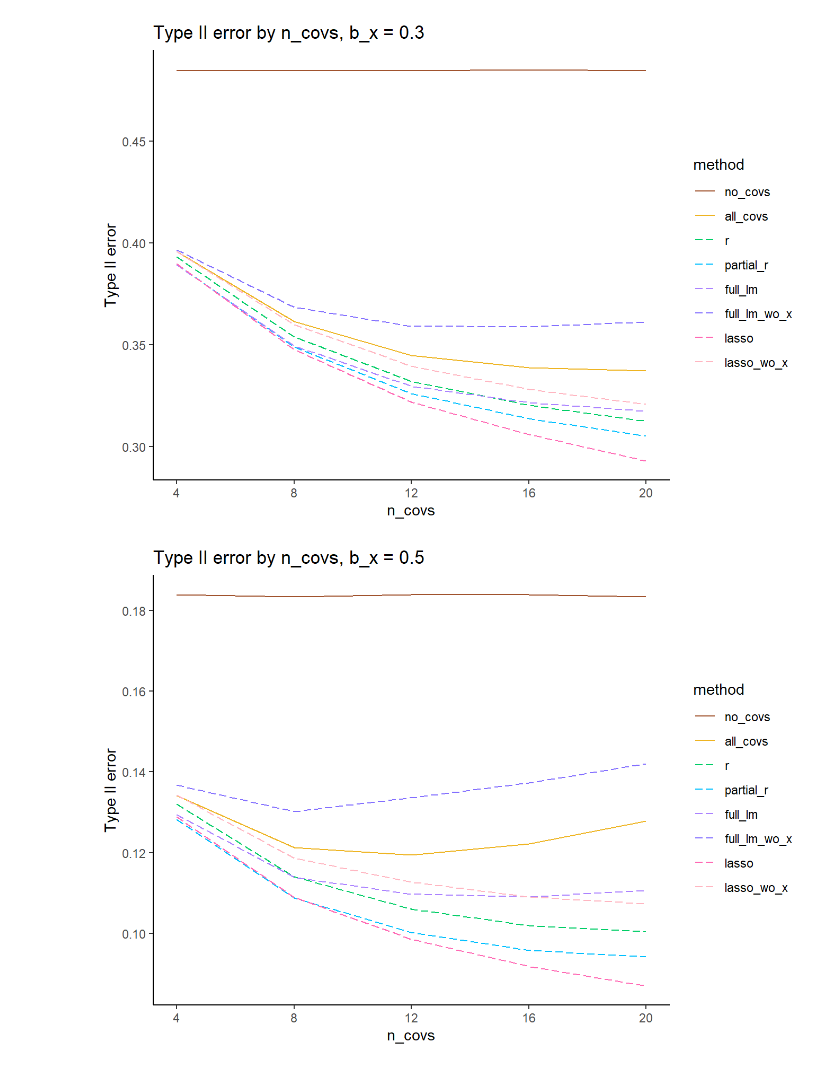
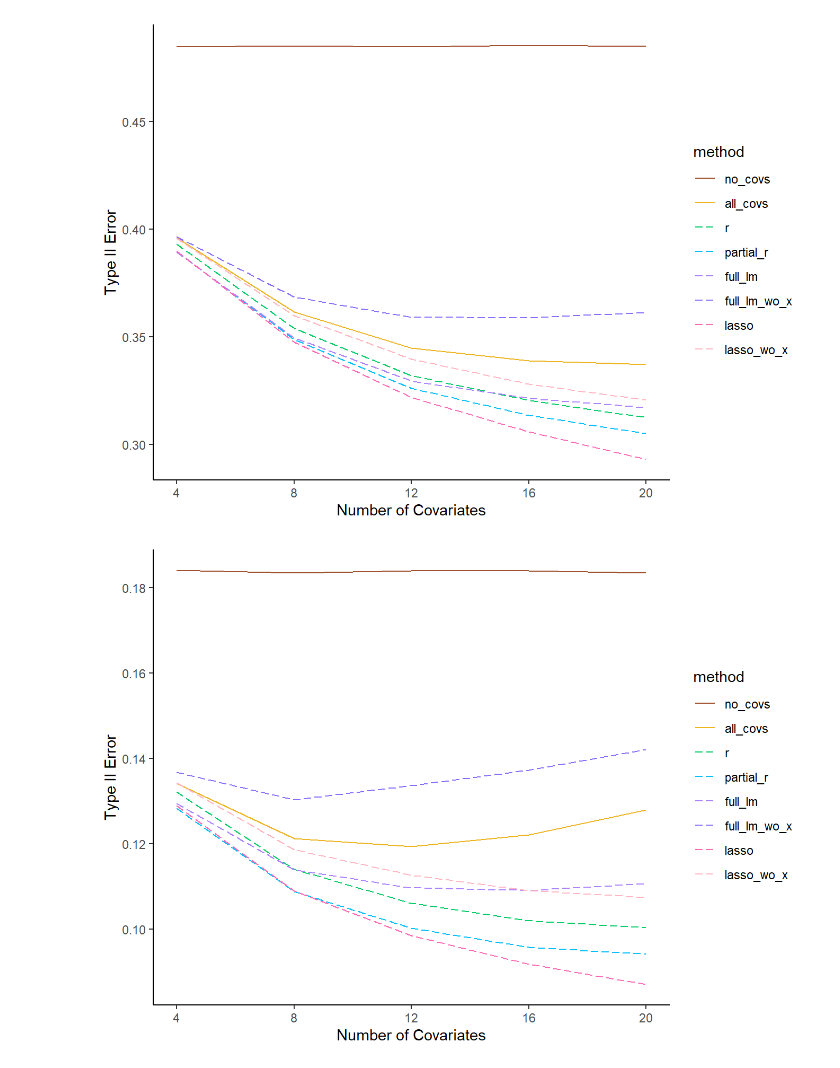
Before and after one commit to jjcurtin/study_cov, a Jupyter notebook: _manuscript/notebooks/mak_figures.out.ipynb, the cells around one changed output. Saved outputs shown, nothing was run; the diff lists cells and outputs as text; code cells hidden in the pictures.

```diff
--- a/_manuscript/notebooks/mak_figures.out.ipynb
+++ b/_manuscript/notebooks/mak_figures.out.ipynb
@@ -251,28 +249,28 @@ d_03 |>
   ggplot(aes(x = n_covs, y = prop_not_sig, color = method, linetype = method)) +
   geom_line() +
   scale_x_continuous(breaks = c(4, 8, 12, 16, 20)) +
-  labs(y = "Type II error",
-       title = "Type II error by n_covs, b_x = 0.3") +
+  labs(y = "Type II Error",
+       x = "Number of Covariates") +
   scale_linetype_manual(values = method_linetypes) +
   scale_color_manual(values = method_colors)
 # %% [output]
-[figure, old version]
+[figure, new version]
 # %%
 
 d_05 |>
   filter(method != "p_hacked") |>
   group_by(method, n_covs) |>
   summarise(prop_not_sig = mean(p_value >= 0.05),
             .groups = "drop") |>
   ggplot(aes(x = n_covs, y = prop_not_sig, color = method, linetype = method)) +
   geom_line() +
   scale_x_continuous(breaks = c(4, 8, 12, 16, 20)) +
-  labs(y = "Type II error",
-       title = "Type II error by n_covs, b_x = 0.5") +
+  labs(y = "Type II Error",
+       x = "Number of Covariates") +
   scale_linetype_manual(values = method_linetypes) +
   scale_color_manual(values = method_colors)
 # %% [output]
-[figure, old version]
+[figure, new version]
 # %%
 
 d_03 |>
```
Also changed, not shown: parts of 26 cells of this notebook, 44 other files.
